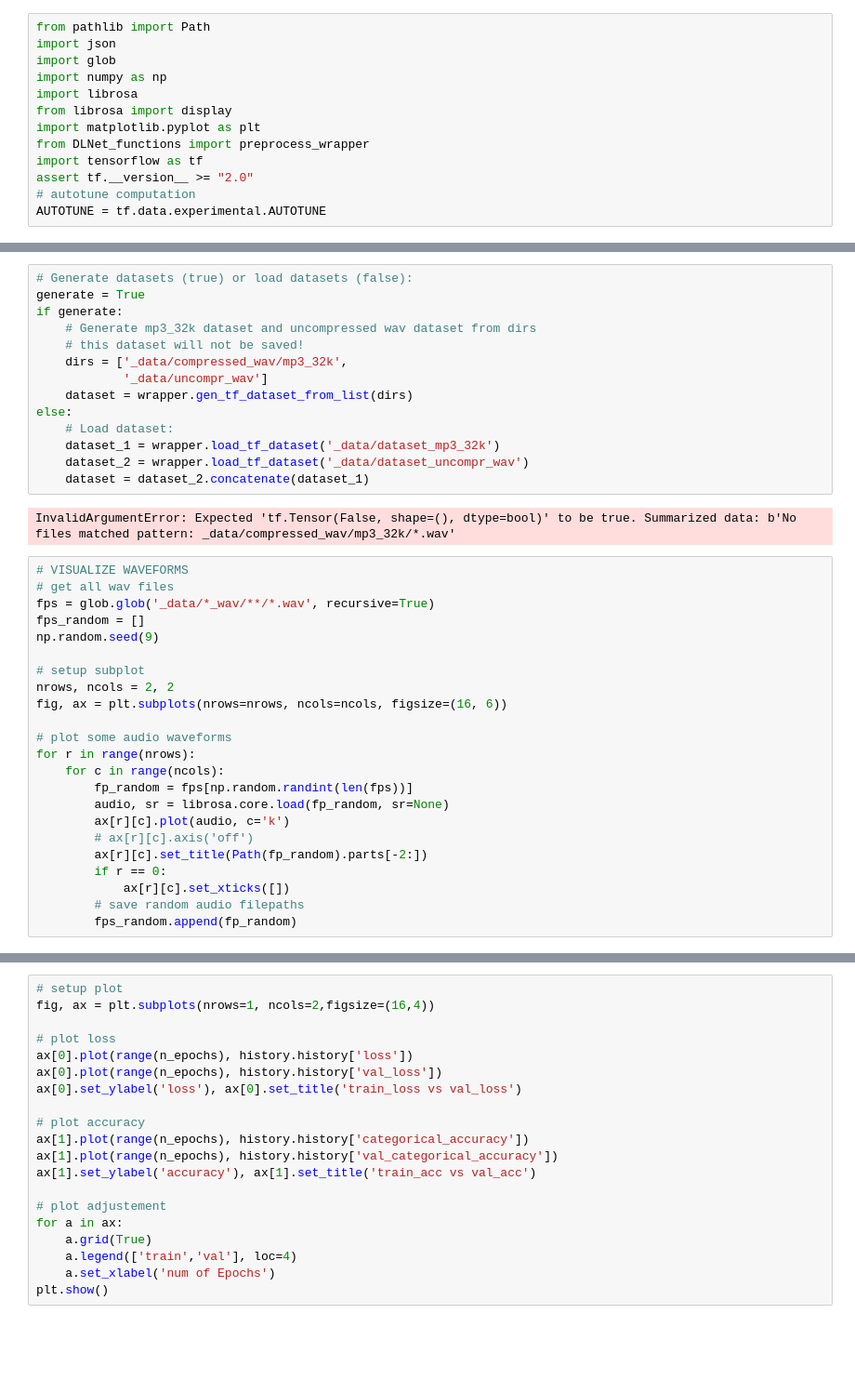
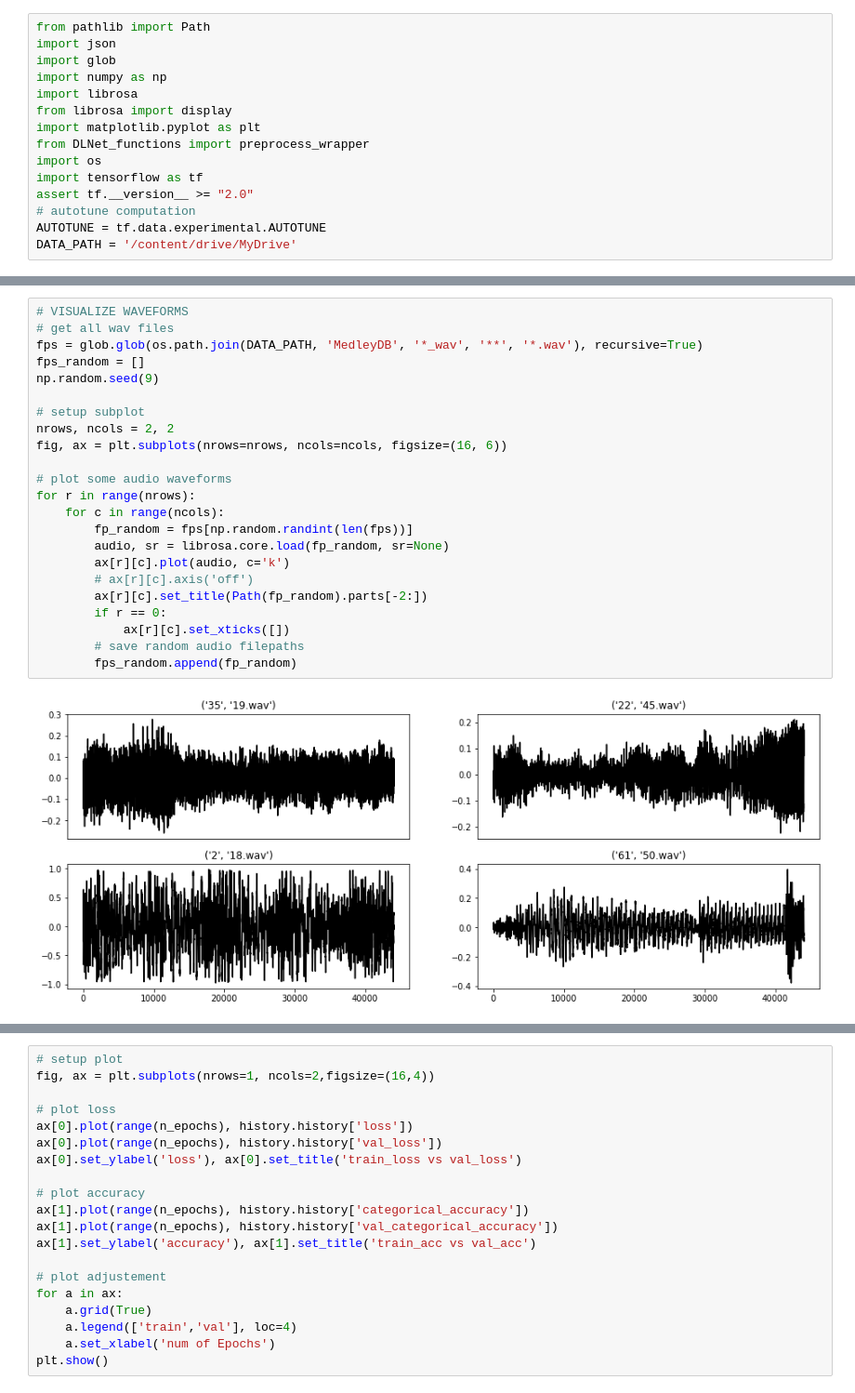
Before and after one commit to linusnb/dl4aed_project, a Jupyter notebook: Code/DLNet.ipynb, the cells around one changed output, grey strips where cells are left out. Shown: that part at 93% size. Cells and saved outputs as stored; diff of their text form; blank space fills up the shorter version.

```diff
--- a/Code/DLNet.ipynb
+++ b/Code/DLNet.ipynb
@@ -7,10 +14,12 @@ import librosa
 from librosa import display
 import matplotlib.pyplot as plt
 from DLNet_functions import preprocess_wrapper
+import os
 import tensorflow as tf
 assert tf.__version__ >= "2.0"
 # autotune computation
 AUTOTUNE = tf.data.experimental.AUTOTUNE
+DATA_PATH = '/content/drive/MyDrive'
 # %%
 # Create Config for preprocessing and pipeline parameters
 
@@ -49,42 +53,28 @@ wrapper = preprocess_wrapper(config, ds_config)
-# %%
-# Generate datasets (true) or load datasets (false):
-generate = True
-if generate:
-    # Generate mp3_32k dataset and uncompressed wav dataset from dirs
-    # this dataset will not be saved!
-    dirs = ['_data/compressed_wav/mp3_32k',
-            '_data/uncompr_wav']
-    dataset = wrapper.gen_tf_dataset_from_list(dirs)
-else:
-    # Load dataset:
-    dataset_1 = wrapper.load_tf_dataset('_data/dataset_mp3_32k')
-    dataset_2 = wrapper.load_tf_dataset('_data/dataset_uncompr_wav')
-    dataset = dataset_2.concatenate(dataset_1)
-# %% [output]
-InvalidArgumentError: Expected 'tf.Tensor(False, shape=(), dtype=bool)' to be true. Summarized data: b'No files matched pattern: _data/compressed_wav/mp3_32k/*.wav'
 # %%
 # VISUALIZE WAVEFORMS
 # get all wav files
-fps = glob.glob('_data/*_wav/**/*.wav', recursive=True)
+fps = glob.glob(os.path.join(DATA_PATH, 'MedleyDB', '*_wav', '**', '*.wav'), recursive=True)
 fps_random = []
 np.random.seed(9)
 
 # setup subplot
 nrows, ncols = 2, 2
 fig, ax = plt.subplots(nrows=nrows, ncols=ncols, figsize=(16, 6))
 
 # plot some audio waveforms
 for r in range(nrows):
     for c in range(ncols):
         fp_random = fps[np.random.randint(len(fps))]
         audio, sr = librosa.core.load(fp_random, sr=None)
         ax[r][c].plot(audio, c='k')
         # ax[r][c].axis('off')
         ax[r][c].set_title(Path(fp_random).parts[-2:])
         if r == 0:
             ax[r][c].set_xticks([])
         # save random audio filepaths
         fps_random.append(fp_random)
+# %% [output]
+[figure, added]
 # %%
 # VISUALIZE SPECTROGRAMS
 # setup subplot
```
Also changed, not shown: parts of 10 cells of this notebook.
